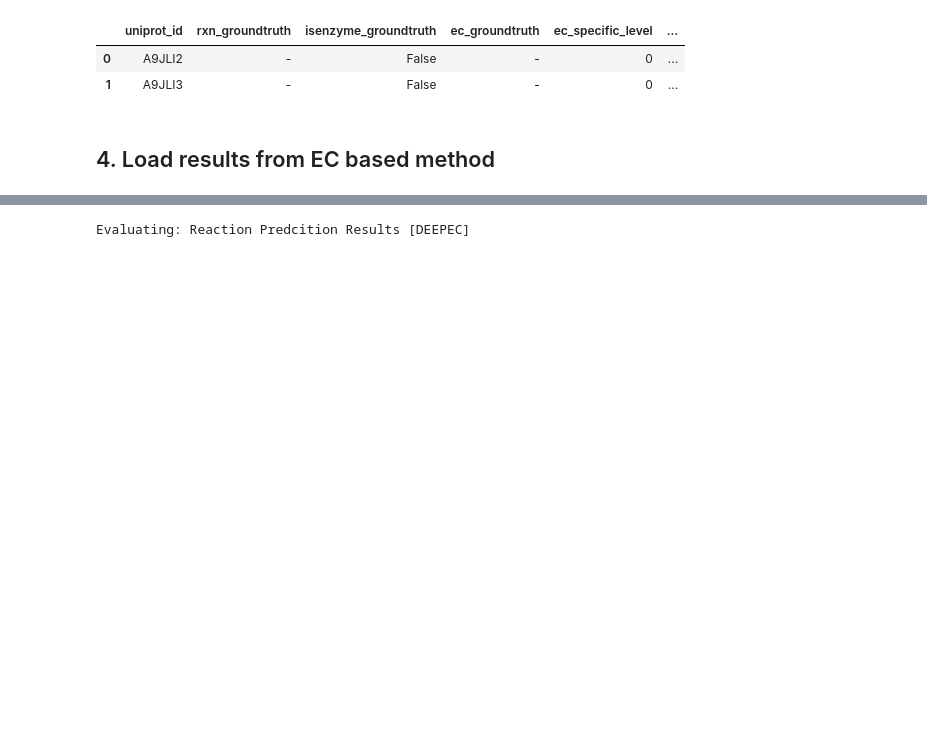
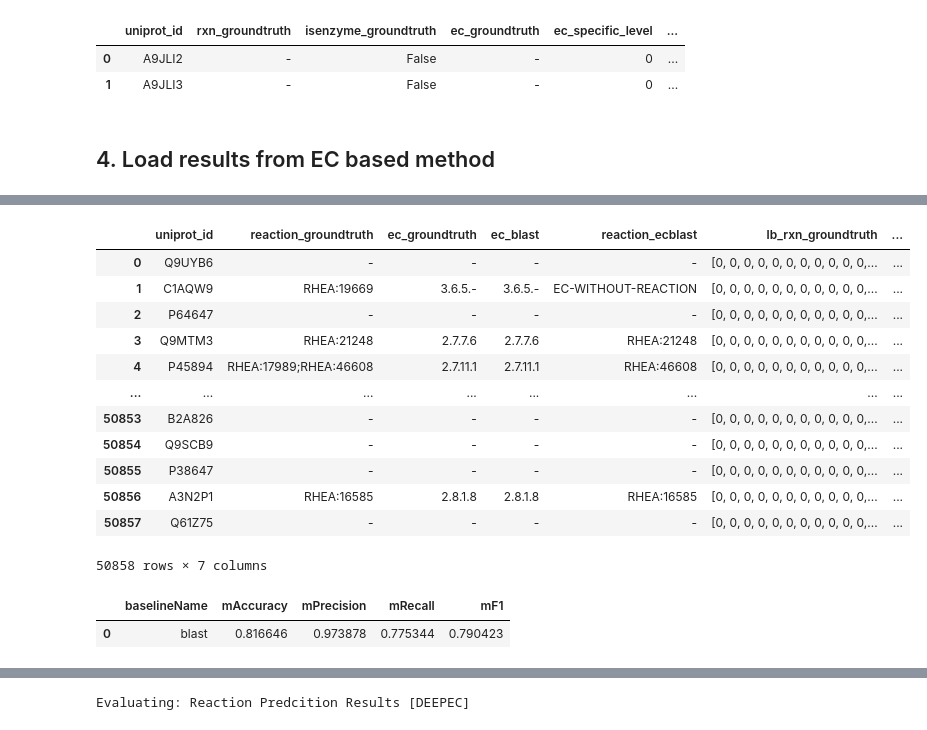
Before and after one commit to kingstdio/RXNRECer, a Jupyter notebook: evaluation/eva_ecmethods_10_fold.ipynb, the cells around one changed output, grey strips where cells are left out. Drawn from its saved outputs; the diff is of its cells as text; code cells hidden in the pictures; blank space fills up the shorter version.

```diff
--- a/evaluation/eva_ecmethods_10_fold.ipynb
+++ b/evaluation/eva_ecmethods_10_fold.ipynb
@@ -61,0 +126,21 @@ ds_test.head(2)
+# %%
+res_blast[0]
+# %% [output]
+|  | uniprot_id | reaction_groundtruth | ec_groundtruth | ec_blast | reaction_ecblast | lb_rxn_groundtruth | ... |
+| 0 | Q9UYB6 | - | - | - | - | [0, 0, 0, 0, 0, 0, 0, 0, 0, 0, 0,... | ... |
+| 1 | C1AQW9 | RHEA:19669 | 3.6.5.- | 3.6.5.- | EC-WITHOUT-REACTION | [0, 0, 0, 0, 0, 0, 0, 0, 0, 0, 0,... | ... |
+| 2 | P64647 | - | - | - | - | [0, 0, 0, 0, 0, 0, 0, 0, 0, 0, 0,... | ... |
+| 3 | Q9MTM3 | RHEA:21248 | 2.7.7.6 | 2.7.7.6 | RHEA:21248 | [0, 0, 0, 0, 0, 0, 0, 0, 0, 0, 0,... | ... |
+| 4 | P45894 | RHEA:17989;RHEA:46608 | 2.7.11.1 | 2.7.11.1 | RHEA:46608 | [0, 0, 0, 0, 0, 0, 0, 0, 0, 0, 0,... | ... |
+| ... | ... | ... | ... | ... | ... | ... | ... |
+| 50853 | B2A826 | - | - | - | - | [0, 0, 0, 0, 0, 0, 0, 0, 0, 0, 0,... | ... |
+| 50854 | Q9SCB9 | - | - | - | - | [0, 0, 0, 0, 0, 0, 0, 0, 0, 0, 0,... | ... |
+| 50855 | P38647 | - | - | - | - | [0, 0, 0, 0, 0, 0, 0, 0, 0, 0, 0,... | ... |
+| 50856 | A3N2P1 | RHEA:16585 | 2.8.1.8 | 2.8.1.8 | RHEA:16585 | [0, 0, 0, 0, 0, 0, 0, 0, 0, 0, 0,... | ... |
+| 50857 | Q61Z75 | - | - | - | - | [0, 0, 0, 0, 0, 0, 0, 0, 0, 0, 0,... | ... |
+50858 rows × 7 columns
+# %%
+res
+# %% [output]
+|  | baselineName | mAccuracy | mPrecision | mRecall | mF1 |
+| 0 | blast | 0.816646 | 0.973878 | 0.775344 | 0.790423 |
```
Also changed, not shown: parts of 12 cells of this notebook, 4 other files.
